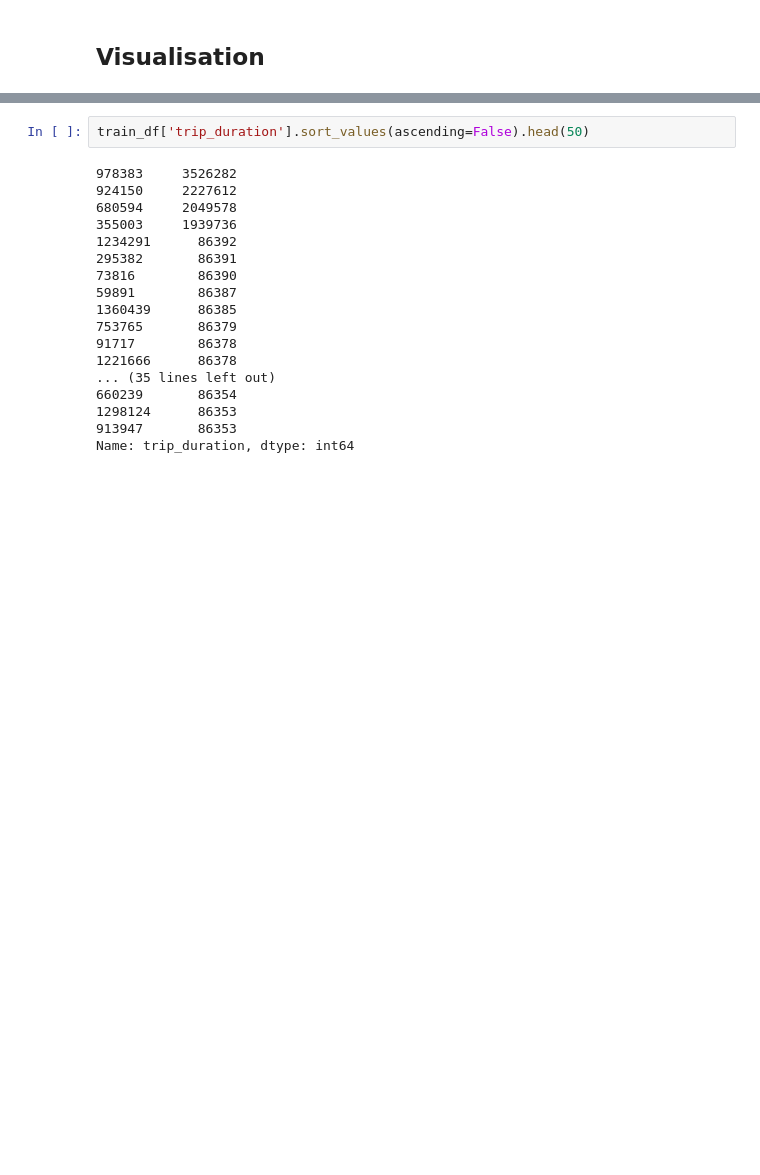
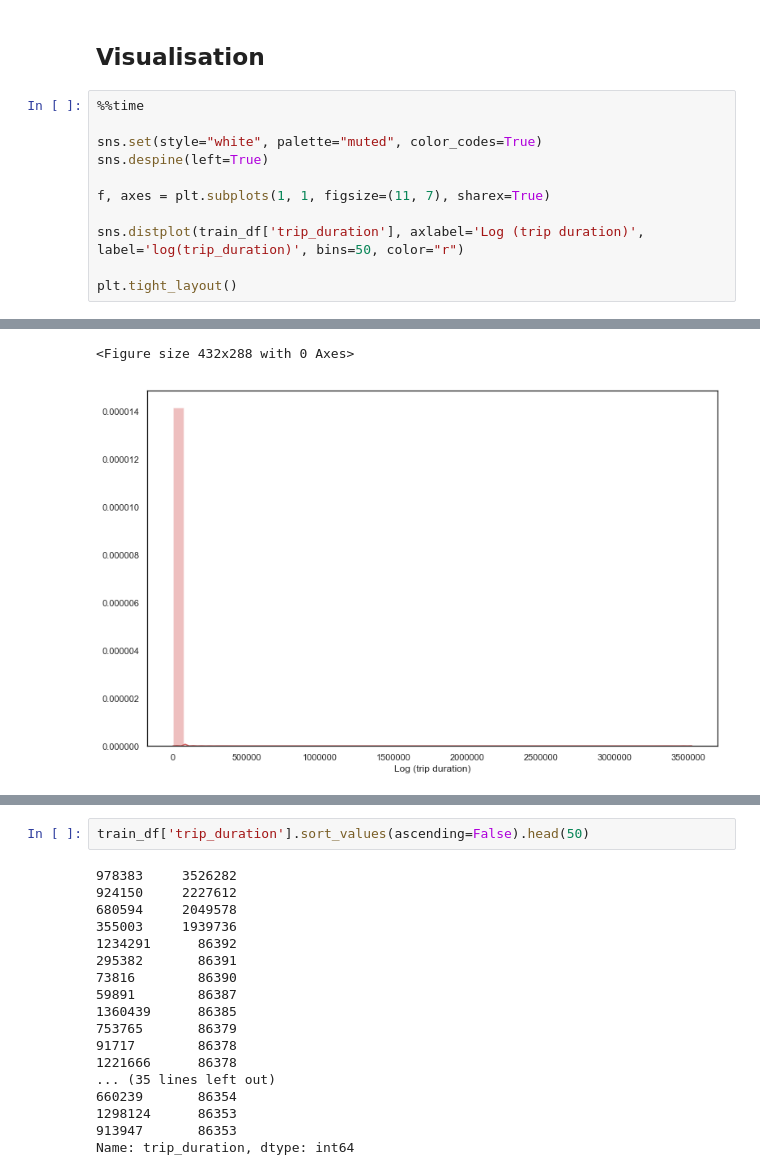
Before and after one commit to yukinagae/new_york_city_taxi_trip_duration, a Jupyter notebook: eda.ipynb, the cells around one changed output, grey strips where cells are left out. Saved outputs shown, nothing was run; the diff lists cells and outputs as text; blank space fills up the shorter version.

```diff
--- a/eda.ipynb
+++ b/eda.ipynb
@@ -77,2 +78,14 @@ Wall time: 971 ms
 # %% [markdown]
 ## Visualisation
+# %%
+%%time
+
+sns.set(style="white", palette="muted", color_codes=True)
+sns.despine(left=True)
+
+f, axes = plt.subplots(1, 1, figsize=(11, 7), sharex=True)
+
+sns.distplot(train_df['trip_duration'], axlabel='Log (trip duration)', label='log(trip_duration)', bins=50, color="r")
+
+plt.tight_layout()
+# %% [output]
@@ -79,3 +94,5 @@ Wall time: 971 ms
+<Figure size 432x288 with 0 Axes>
+[figure, added]
 # %%
 %%time
 
```
Also changed, not shown: parts of 9 cells of this notebook, 2 other files.
